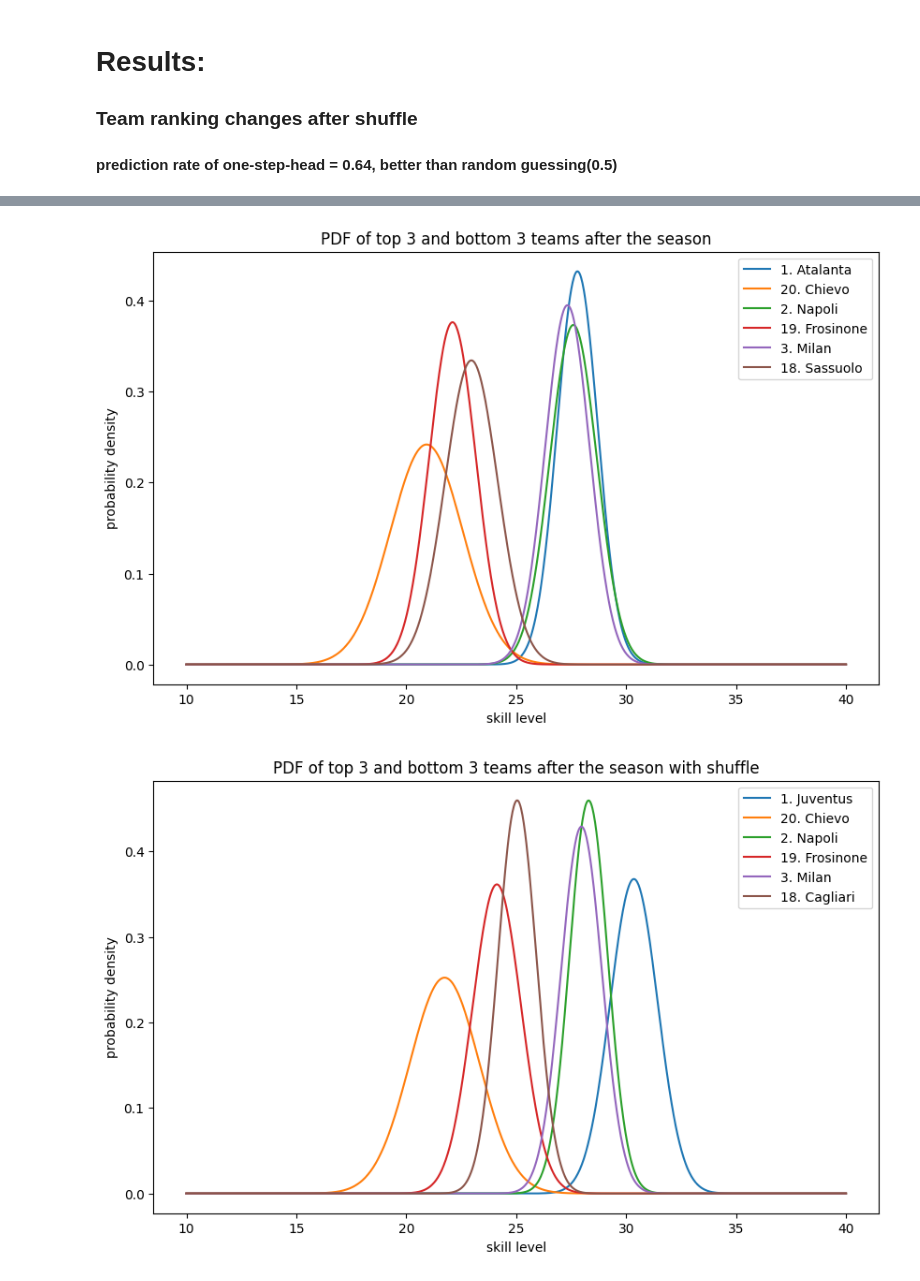
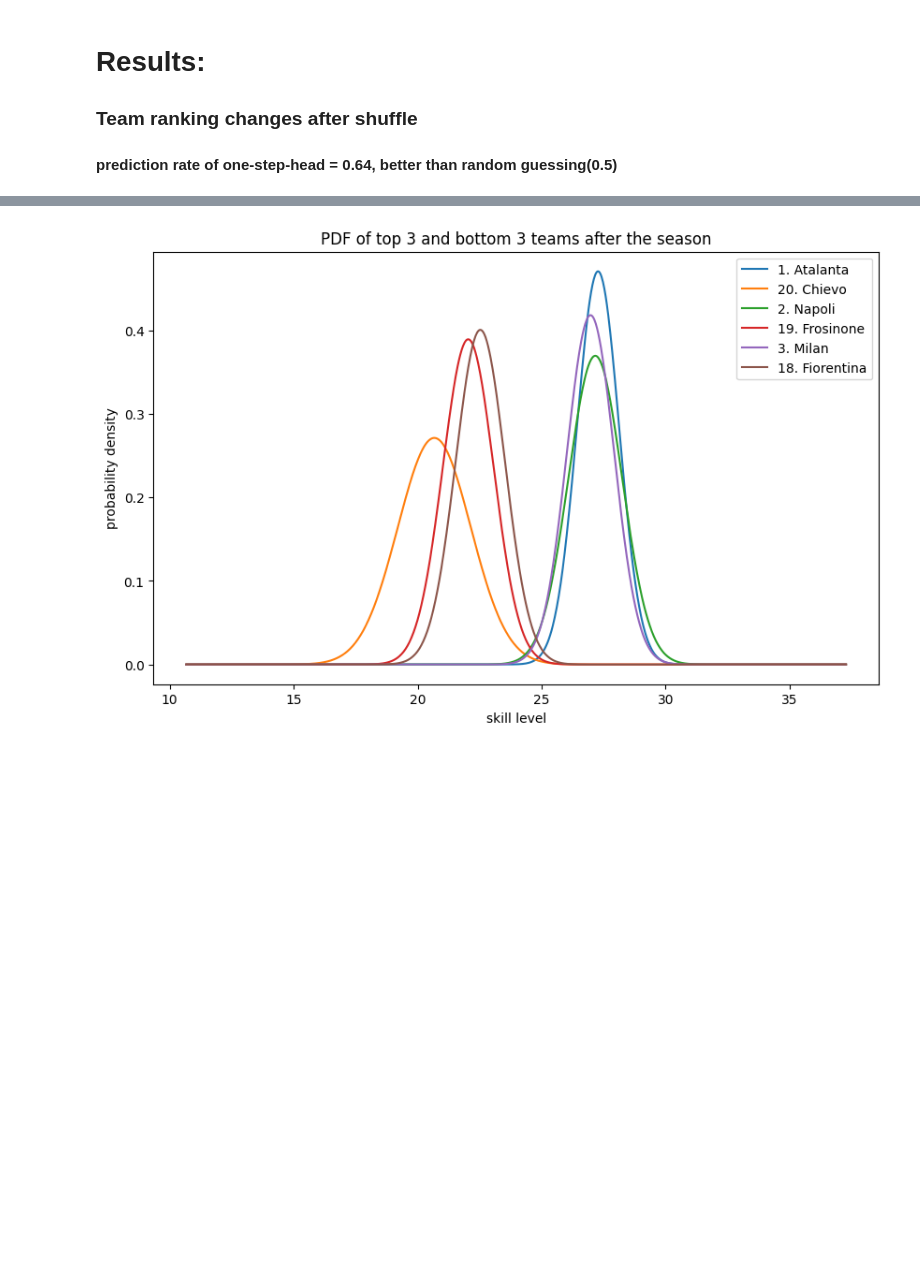
Before and after one commit to marvanG/APML-project-2023, a Jupyter notebook: Q5_and_Q6.ipynb, the cells around one changed output, grey strips where cells are left out. Cells and saved outputs as stored; diff of their text form; code cells hidden in the pictures; blank space fills up the shorter version.

Commit message:
Q10: project extension (Gibbs). Home advantage parameter + Score difference parameter added to Gibbs

```diff
--- a/Q5_and_Q6.ipynb
+++ b/Q5_and_Q6.ipynb
@@ -76,9 +76,9 @@ def ADF(teams_dictionary, dataframe):
     # print(teams_dictionary)
 
     # Assumed density filtering (ADF)
-    n_iter = 3000
+    n_iter = 1500
     t_var = 6
-    burn_in = 500
+    burn_in = 250
 
     # One step ahead prediction
     predictions = []
@@ -102,9 +102,10 @@ def ADF(teams_dictionary, dataframe):
         s1_s2_mean_col = np.array([[mean_team1, mean_team2]]).reshape(-1,1)
         s_cov_matrix = np.array([[variance_team1, 0], [0, variance_team2]])
 
-        y = game1['y']
+        score_difference = game1['score_diff']
+        print(f'\nScore difference: {score_difference}')
 
-        s1_samples, s2_samples = gibbs_sampling(n_iter, s1_s2_mean_col, s_cov_matrix, t_var, y)
+        s1_samples, s2_samples = gibbs_sampling(n_iter, s1_s2_mean_col, s_cov_matrix, t_var, score_difference)
 
         # results
         s1_samples = s1_samples[burn_in:]
@@ -211,39 +213,38 @@ Prediction rate of One-Step-Ahead prediction for last 60 games: 0.63333333333333
 # %%
 # Plot the pdf of the three top teams and the three bottom teams
 
 plt.figure(figsize=(10, 6))
-x = np.linspace(10, 40, 1000)
+x = np.linspace(min(teams_df['mean'])-10, max(teams_df['mean'])+10, 1000)
 
 for i in range(3):
     y_top = stats.norm.pdf(x, teams_df.iloc[i, 0], np.sqrt(teams_df.iloc[i, 1]))
     y_bottom = stats.norm.pdf(x, teams_df.iloc[-i-1, 0], np.sqrt(teams_df.iloc[-i-1, 1]))
 
     plt.plot(x, y_top, label=f'{i+1}. {teams_df.index[i]}')
     plt.plot(x, y_bottom, label=f'{len(teams_df)-i}. {teams_df.index[-i-1]}')
 
 plt.title('PDF of top 3 and bottom 3 teams after the season')
 plt.xlabel('skill level')
 plt.ylabel('probability density')
 plt.legend()
 plt.show()
 
 # Plot the pdf of the three top teams and the three bottom teams after shuffle
 
-plt.figure(figsize=(10, 6))
-x = np.linspace(10, 40, 1000)
+# plt.figure(figsize=(10, 6))
+# x = np.linspace(10, 40, 1000)
 
-for i in range(3):
-    y_top = stats.norm.pdf(x, teams_df_shuffled.iloc[i, 0], np.sqrt(teams_df_shuffled.iloc[i, 1]))
-    y_bottom = stats.norm.pdf(x, teams_df_shuffled.iloc[-i-1, 0], np.sqrt(teams_df_shuffled.iloc[-i-1, 1]))
+# for i in range(3):
+#     y_top = stats.norm.pdf(x, teams_df_shuffled.iloc[i, 0], np.sqrt(teams_df_shuffled.iloc[i, 1]))
+#     y_bottom = stats.norm.pdf(x, teams_df_shuffled.iloc[-i-1, 0], np.sqrt(teams_df_shuffled.iloc[-i-1, 1]))
 
-    plt.plot(x, y_top, label=f'{i+1}. {teams_df_shuffled.index[i]}')
-    plt.plot(x, y_bottom, label=f'{len(teams_df_shuffled)-i}. {teams_df_shuffled.index[-i-1]}')
+#     plt.plot(x, y_top, label=f'{i+1}. {teams_df_shuffled.index[i]}')
+#     plt.plot(x, y_bottom, label=f'{len(teams_df_shuffled)-i}. {teams_df_shuffled.index[-i-1]}')
 
-plt.title('PDF of top 3 and bottom 3 teams after the season with shuffle')
-plt.xlabel('skill level')
-plt.ylabel('probability density')
-plt.legend()
-plt.show()
+# plt.title('PDF of top 3 and bottom 3 teams after the season with shuffle')
+# plt.xlabel('skill level')
+# plt.ylabel('probability density')
+# plt.legend()
+# plt.show()
 # %% [output]
-[figure, old version]
+[figure, new version]
-[figure, removed]
```
Also changed, not shown: parts of 3 cells of this notebook, 4 other files.
